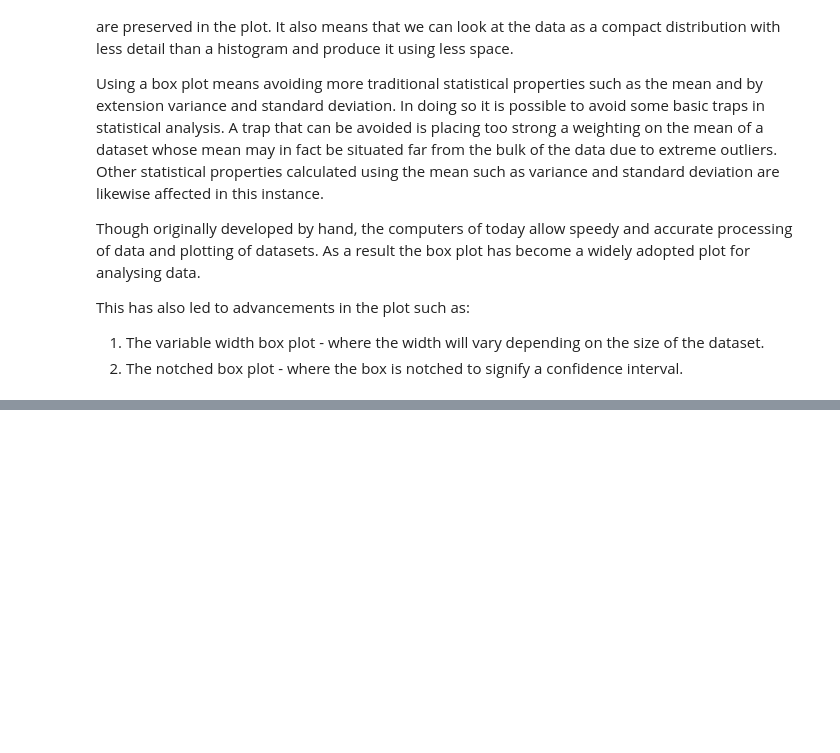
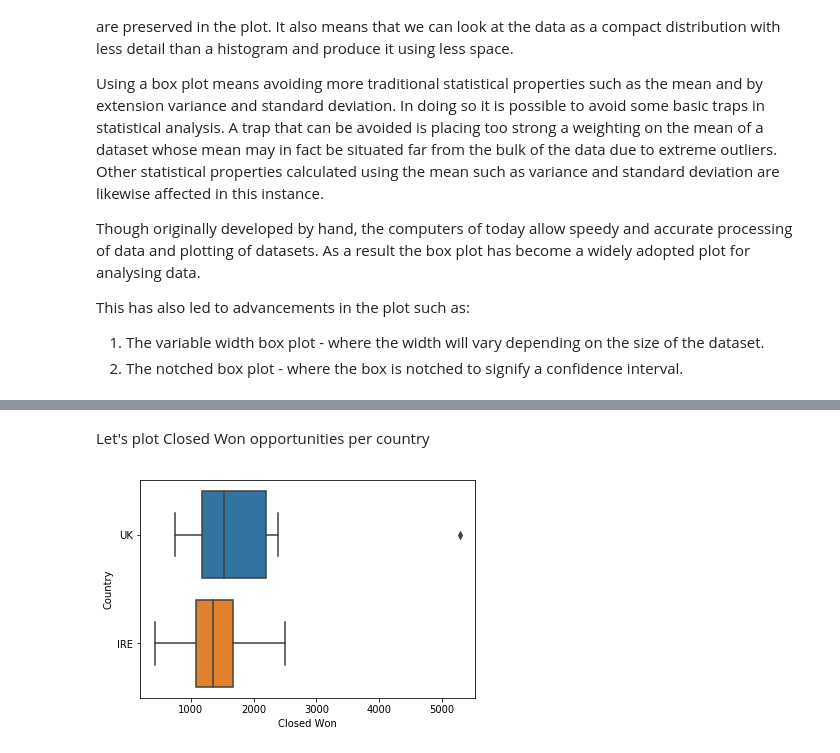
Before and after one commit to G00364690/Box-plot, a Jupyter notebook: FDA-Project.ipynb, the cells around one changed output, grey strips where cells are left out. Cells and saved outputs as stored; diff of their text form; code cells hidden in the pictures; blank space fills up the shorter version.

```diff
--- a/FDA-Project.ipynb
+++ b/FDA-Project.ipynb
@@ -40,0 +103,7 @@ This has also led to advancements in the plot such as:
+# %% [markdown]
+Let's plot Closed Won opportunities per country
+# %%
+sns.boxplot(x="Closed Won",y="Country",data=df)
+plt.show()
+# %% [output]
+[figure, added]
```
Also changed, not shown: parts of 13 cells of this notebook, 1 other file.
